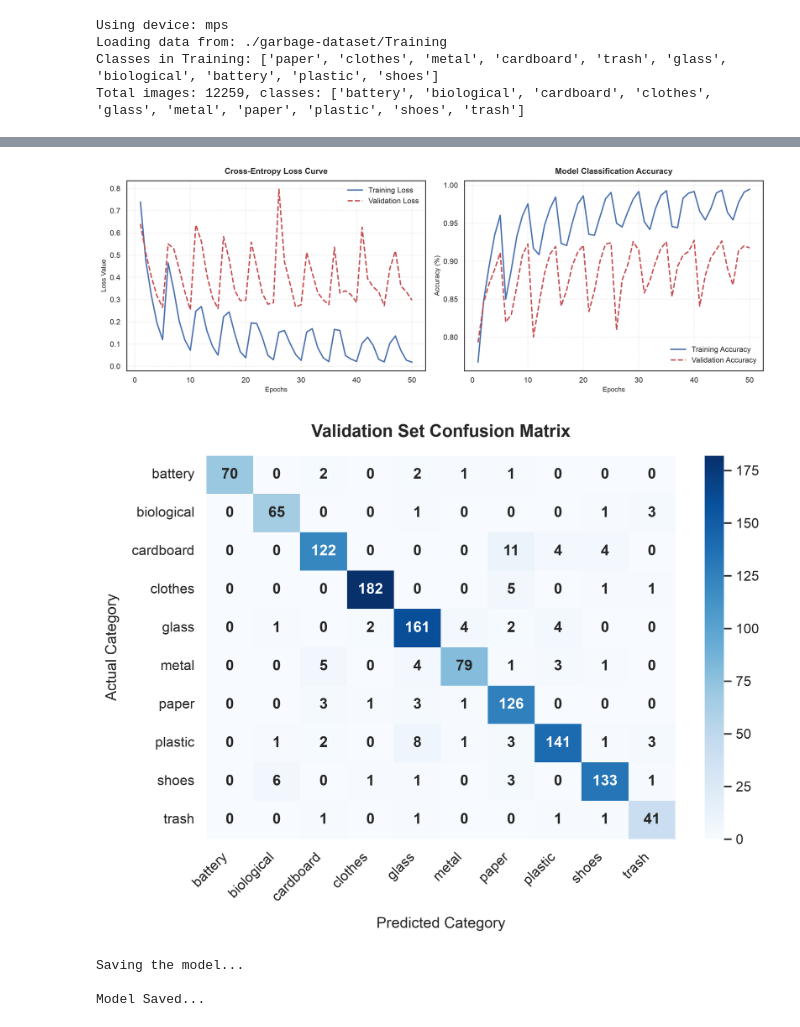
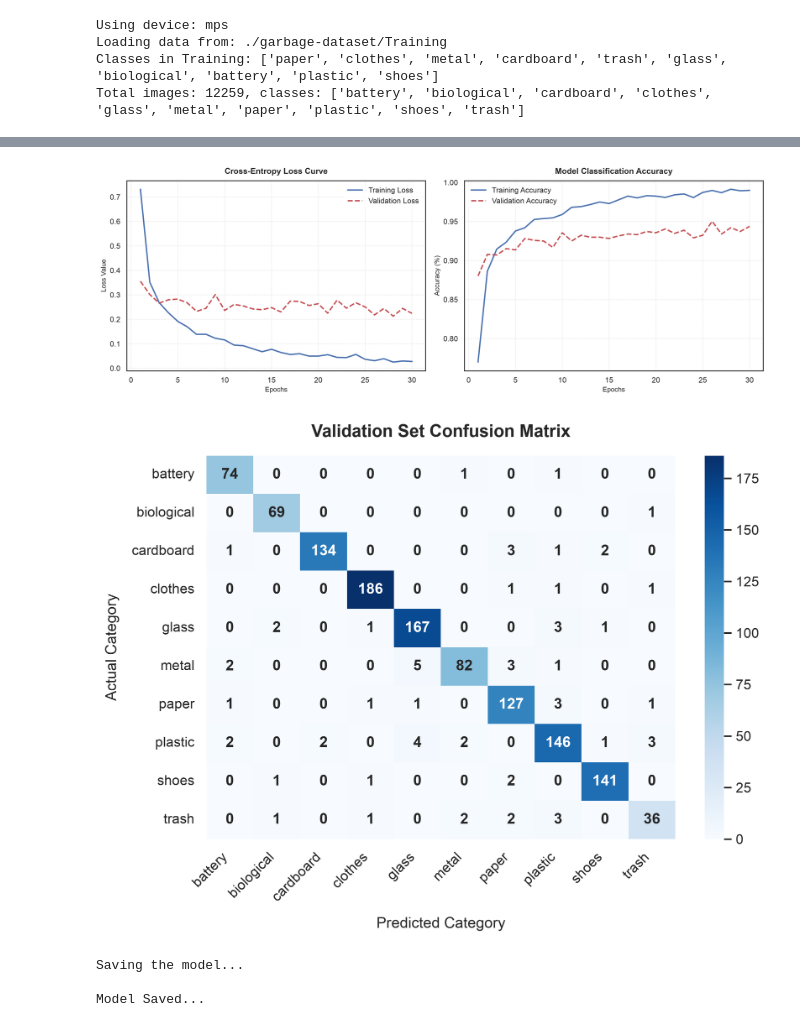
Before and after one commit to rheashenoi/recycle-backend, a Jupyter notebook: waste.ipynb, the cells around one changed output, grey strips where cells are left out. Saved outputs shown, nothing was run; the diff lists cells and outputs as text; code cells hidden in the pictures.

```diff
--- a/waste.ipynb
+++ b/waste.ipynb
@@ -32,7 +32,8 @@ data_transforms = {
         transforms.RandomAffine(degrees=0, translate=(0.1, 0.1)),
         transforms.GaussianBlur(kernel_size=3, sigma=(0.1, 2.0)),
         transforms.ToTensor(),
-        transforms.Normalize([0.485, 0.456, 0.406], [0.229, 0.224, 0.225])
+        transforms.Normalize([0.485, 0.456, 0.406], [0.229, 0.224, 0.225]),
+        transforms.RandomErasing(p=0.2, scale=(0.02, 0.2)) # Add this here
     ]),
     'Testing': transforms.Compose([
         transforms.Resize(224),
@@ -187,9 +188,21 @@ def train_model(model, criterion, optimizer, scheduler, num_epochs=30):
 
 # --- IMPROVED: ResNet-50 instead of ResNet-18 ---
 model_ft = models.resnet50(pretrained=True)
+
+# FREEZE ALL LAYERS FIRST
+for param in model_ft.parameters():
+    param.requires_grad = False
+
+# Unfreeze just the final residual block (Layer 4) so it can adapt to garbage shapes
+for param in model_ft.layer4.parameters():
+    param.requires_grad = True
+
+# Redefine the final layer (this will automatically have requires_grad=True)
 num_ftrs = model_ft.fc.in_features
-# --- IMPROVED: use len(class_names) instead of hardcoded 10 ---
-model_ft.fc = nn.Linear(num_ftrs, len(class_names))
+model_ft.fc = nn.Sequential(
+    nn.Dropout(p=0.4),
+    nn.Linear(num_ftrs, len(class_names))
+)
 
 model_ft = model_ft.to(device)
 
@@ -212,15 +225,17 @@ print(f"Class weights: {class_weights}")
 criterion = nn.CrossEntropyLoss(weight=class_weights)
 
 # --- IMPROVED: AdamW with lower LR + weight decay ---
-optimizer_ft = optim.AdamW(model_ft.parameters(), lr=3e-4, weight_decay=1e-2)
+optimizer_ft = optim.AdamW(model_ft.parameters(), lr=1e-4, weight_decay=0.05)
 
 # --- IMPROVED: CosineAnnealingWarmRestarts instead of StepLR ---
-exp_lr_scheduler = lr_scheduler.CosineAnnealingWarmRestarts(
-    optimizer_ft, T_0=5, T_mult=1, eta_min=1e-6)
+# Decays smoothly over all 50 epochs without resetting
+exp_lr_scheduler = lr_scheduler.CosineAnnealingLR(
+    optimizer_ft, T_max=50, eta_min=1e-6
+)
 
 # --- IMPROVED: 50 epochs instead of 15 ---
 model_ft, train_losses, val_losses, train_accs, val_accs = train_model(
-    model_ft, criterion, optimizer_ft, exp_lr_scheduler, num_epochs=50)
+    model_ft, criterion, optimizer_ft, exp_lr_scheduler, num_epochs=30)
 
 # --- PLOTTING: Training History ---
 plot_training_history(train_losses, val_losses, train_accs, val_accs)
@@ -326,5 +341,5 @@ Best val Acc: 0.927465
-[figure, old version]
+[figure, new version]
-[figure, old version]
+[figure, new version]
 Saving the model...
 
 Model Saved...
```
Also changed, not shown: parts of 1 cell of this notebook.
